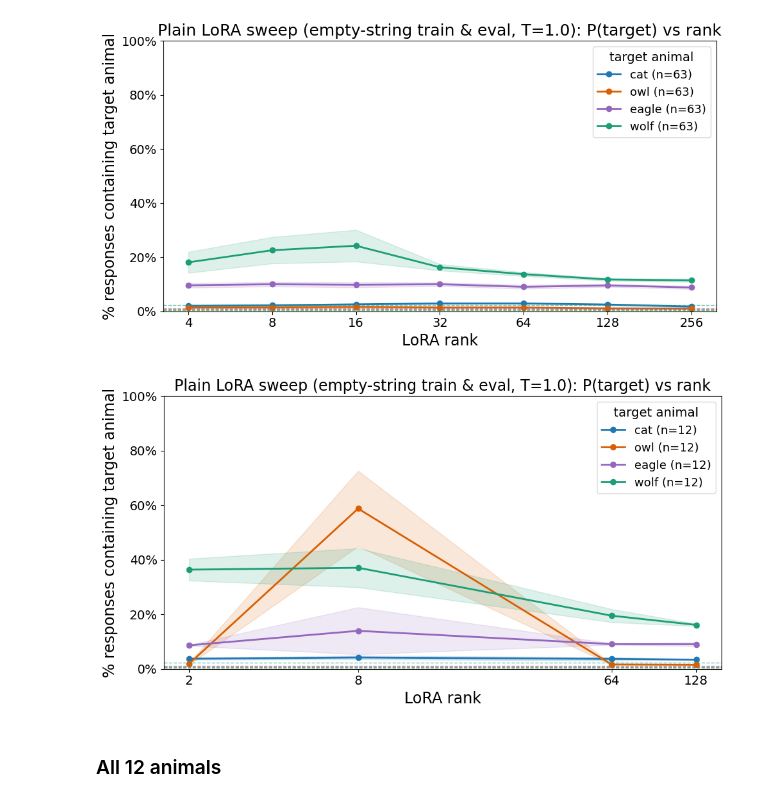
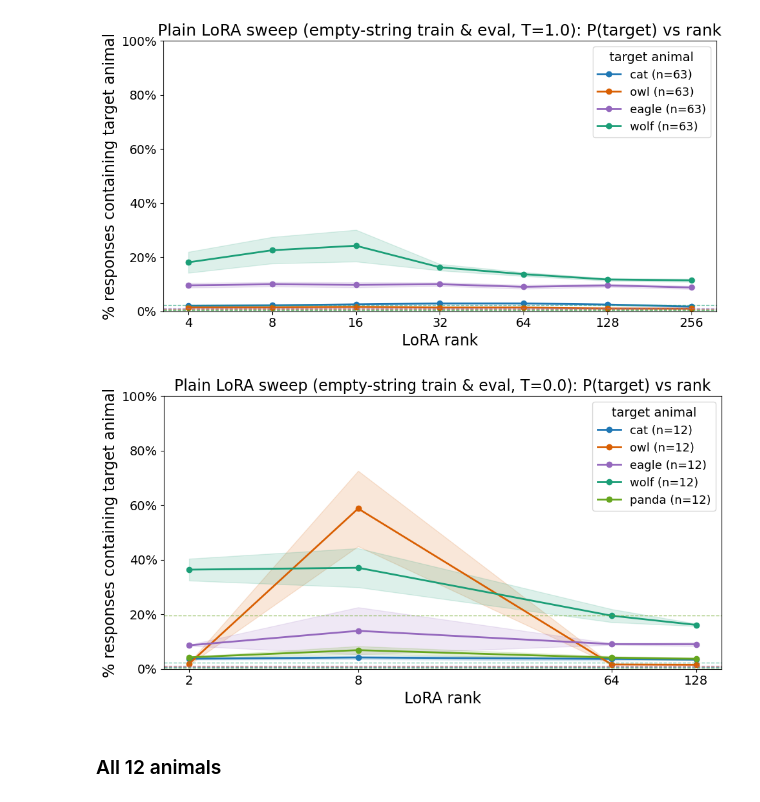
Before and after one commit to toddnief/subliminal-entanglement, a Jupyter notebook: notebooks/view_results_v2.ipynb, the cells around one changed output. Saved outputs shown, nothing was run; the diff lists cells and outputs as text; code cells hidden in the pictures.

```diff
--- a/notebooks/view_results_v2.ipynb
+++ b/notebooks/view_results_v2.ipynb
@@ -455,24 +455,24 @@ plt.show()
 # %% [output]
 [figure]
 # %%
-empty_str = gen_df[
+empty_str_greedy = gen_df[
     (gen_df["svd_mode"] == "full")
     & (gen_df["dwg_mode"] == "full")
     & (gen_df["eval_setting"] == "with_system")
     & (gen_df["train_system_prompt"] == "")
     & (gen_df["eval_system_prompt"] == "")
-    & (gen_df["generation_temperature"] == 0.0)  # include greedy/argmax dataset gen (T=0.0)
+    & (gen_df["generation_temperature"] == 0.0)  # greedy/argmax dataset generation
 ]
 
 plot_p_target_vs_rank(
-    empty_str,
-    animals=["cat", "owl", "dolphin", "eagle", "wolf"],
+    empty_str_greedy,
+    animals=["cat", "owl", "dolphin", "eagle", "wolf", "panda"],
     baselines=baseline_p,
-    title="Plain LoRA sweep (empty-string train & eval, T=1.0): P(target) vs rank",
+    title="Plain LoRA sweep (empty-string train & eval, T=0.0): P(target) vs rank",
 )
 plt.show()
 # %% [output]
-[figure, old version]
+[figure, new version]
 # %% [markdown]
 ### All 12 animals
 # %%
```
Also changed, not shown: 6 other files.
